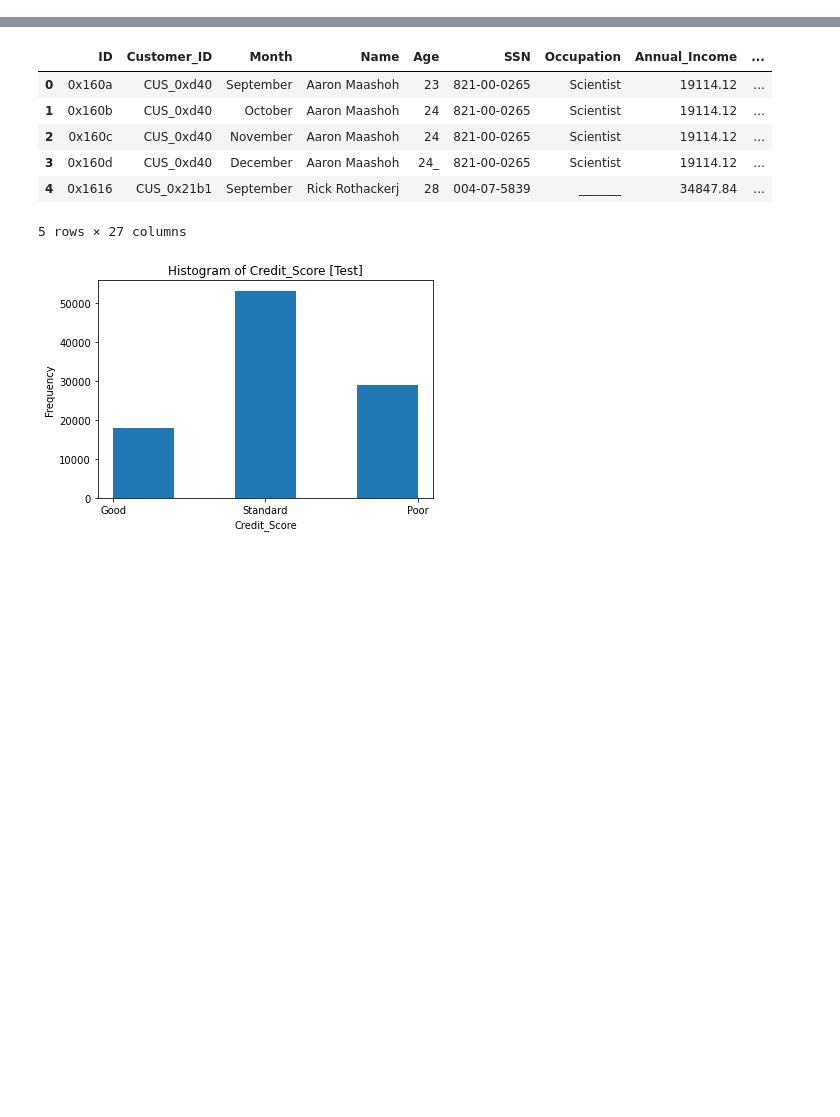
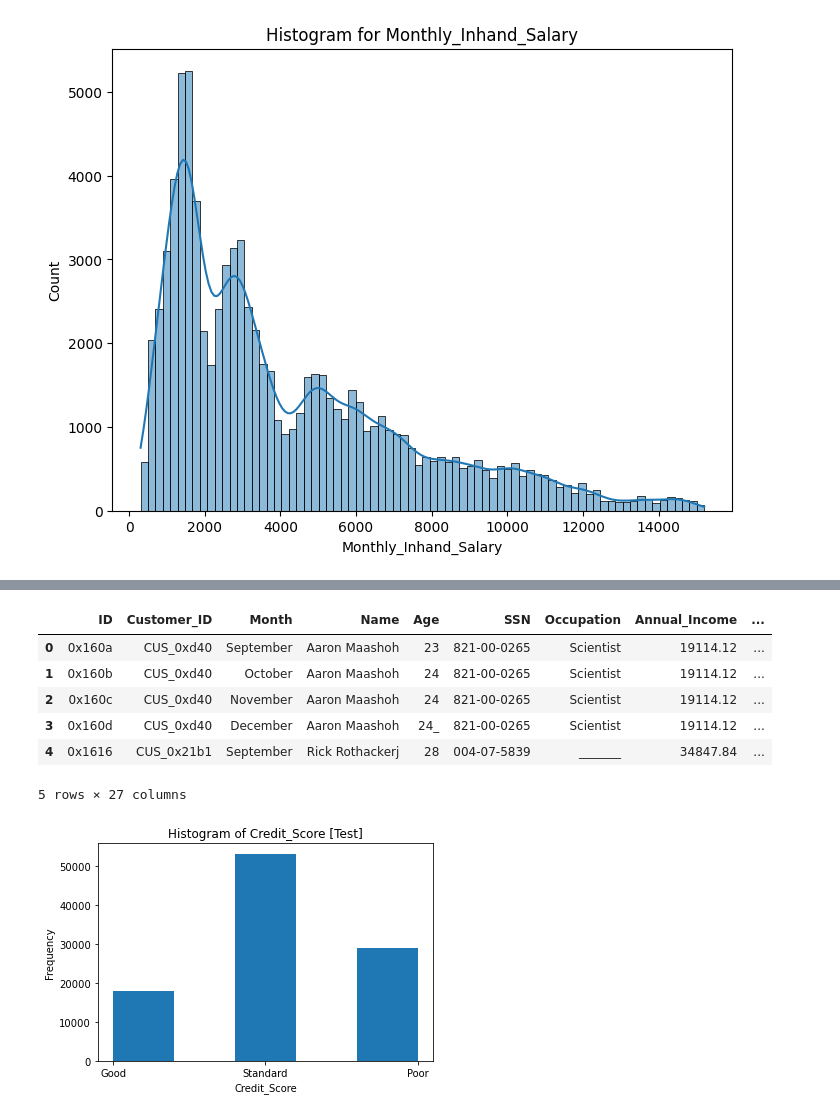
Before and after one commit to BasmaElhoseny01/Credit-Score-Classification-and-Analysis, a Jupyter notebook: src/data_visualization.ipynb, the cells around one changed output, grey strips where cells are left out. Cells and saved outputs as stored; diff of their text form; code cells hidden in the pictures; blank space fills up the shorter version.

```diff
--- a/src/data_visualization.ipynb
+++ b/src/data_visualization.ipynb
@@ -26,0 +169,5 @@ plt.show()
+# %%
+# Monthly_Inhand_Salary
+visualize_column(train_df, 'Monthly_Inhand_Salary')
+# %% [output]
+[figure, added]
```
Also changed, not shown: parts of 20 cells of this notebook, 1 other file.
